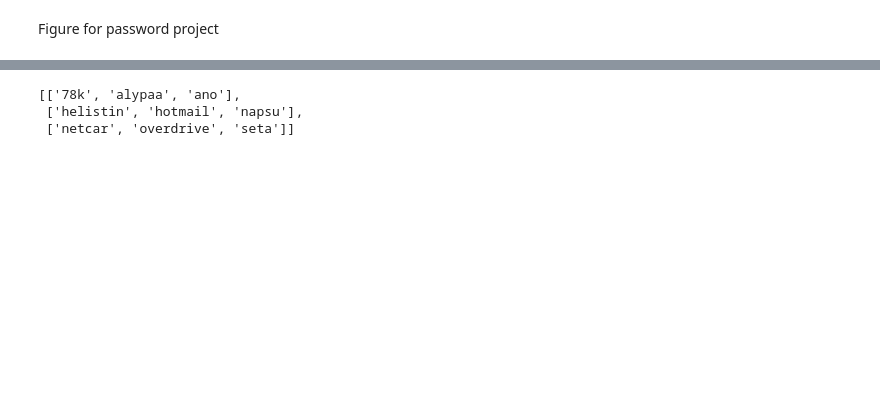
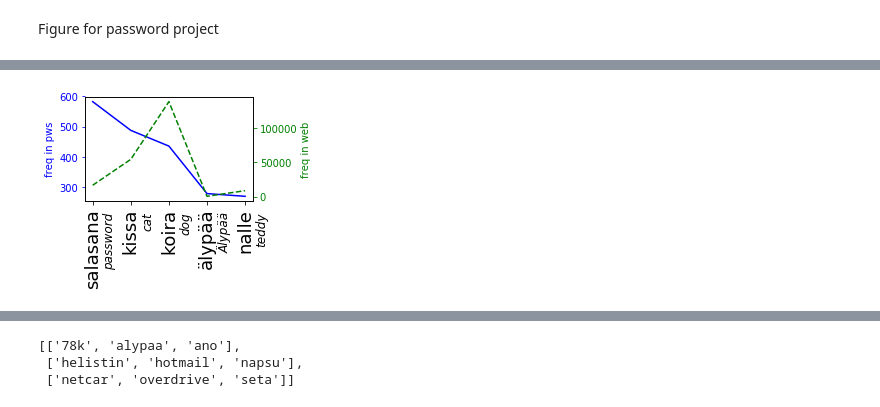
Before and after one commit to elmasyr/pw, a Jupyter notebook: PW_pics.ipynb, the cells around one changed output, grey strips where cells are left out. Saved outputs shown, nothing was run; the diff lists cells and outputs as text; code cells hidden in the pictures; blank space fills up the shorter version.

```diff
--- a/PW_pics.ipynb
+++ b/PW_pics.ipynb
@@ -87,3 +132,8 @@ pw_fig(df, 5, 'seta', figsize=(4,3));
+# %%
+#test
+pw_fig(df, 5, 'alypaa', figsize=(4,3));
+# %% [output]
+[figure, added]
 # %%
 #check that all is in
 for source in df.source.unique():
```
Also changed, not shown: parts of 20 cells of this notebook, 1 other file.
